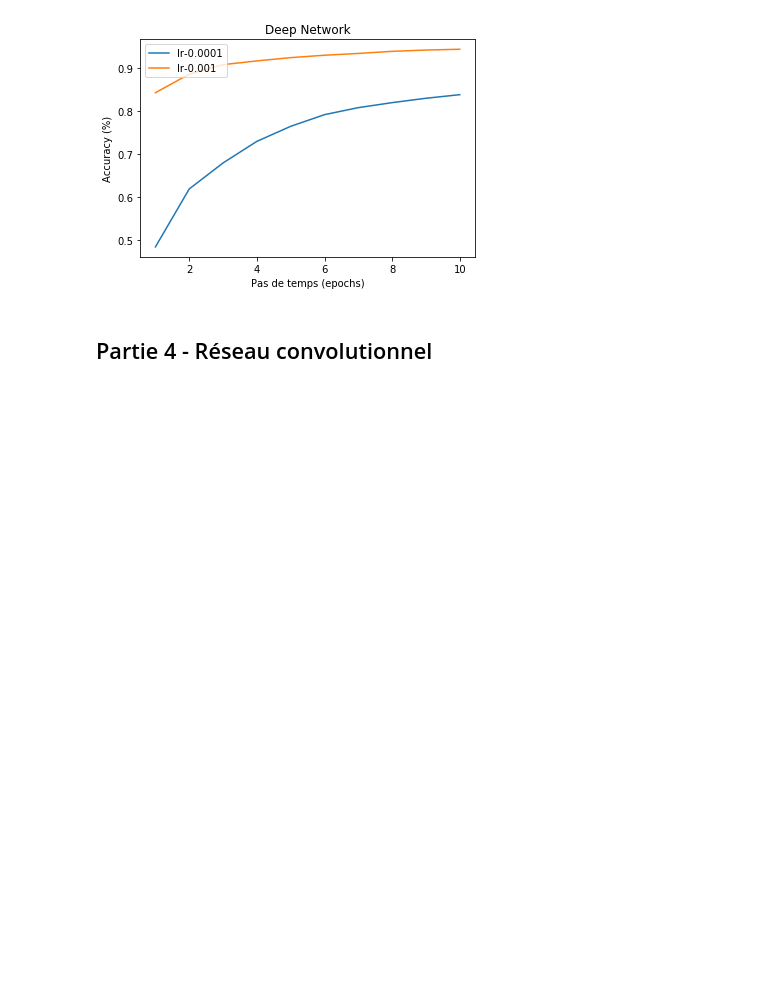
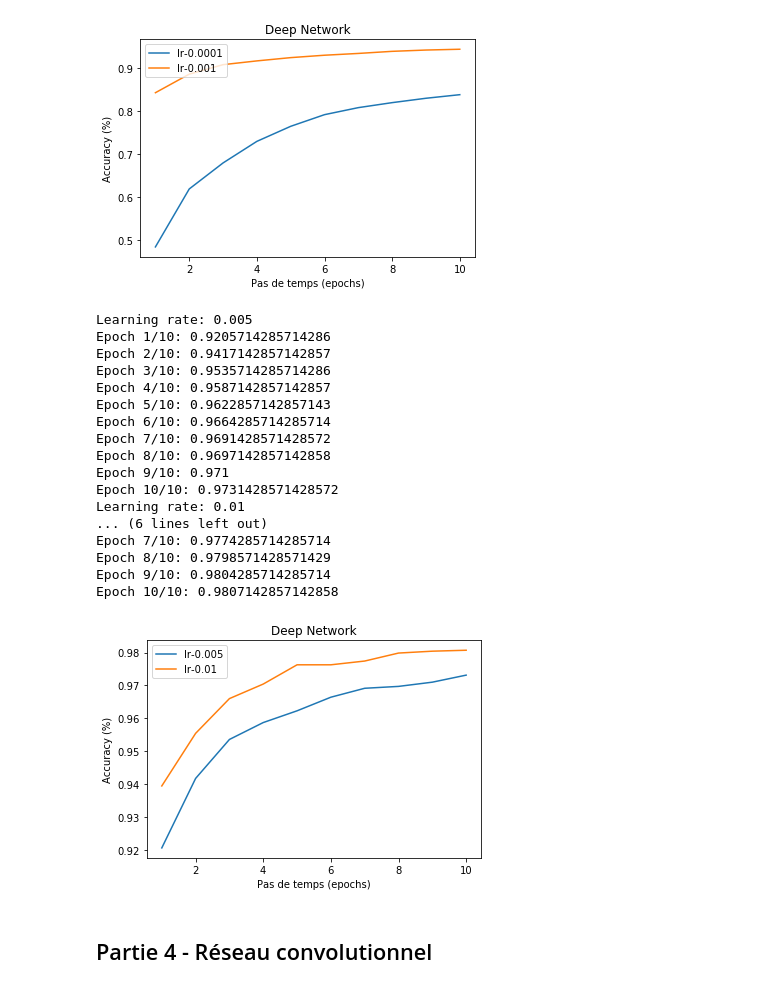
Before and after one commit to pierreelliott/Bio-inspired_Intelligence, a Jupyter notebook: TP1.ipynb, the cells around one changed output. Cells and saved outputs as stored; diff of their text form; code cells hidden in the pictures; blank space fills up the shorter version.

```diff
--- a/TP1.ipynb
+++ b/TP1.ipynb
@@ -495,6 +495,30 @@ Epoch 8/10: 0.9381428571428572
 Epoch 9/10: 0.9411428571428572
 Epoch 10/10: 0.943
 [figure]
+# %%
+learning_rates = (5e-3, 1e-2)
+nb_epochs = 10
+
+DN_grid_search(learning_rates, nb_epochs)
+# %% [output]
+Learning rate: 0.005
+Epoch 1/10: 0.9205714285714286
+Epoch 2/10: 0.9417142857142857
+Epoch 3/10: 0.9535714285714286
+Epoch 4/10: 0.9587142857142857
+Epoch 5/10: 0.9622857142857143
+Epoch 6/10: 0.9664285714285714
+Epoch 7/10: 0.9691428571428572
+Epoch 8/10: 0.9697142857142858
+Epoch 9/10: 0.971
+Epoch 10/10: 0.9731428571428572
+Learning rate: 0.01
+... (6 lines left out)
+Epoch 7/10: 0.9774285714285714
+Epoch 8/10: 0.9798571428571429
+Epoch 9/10: 0.9804285714285714
+Epoch 10/10: 0.9807142857142858
+[figure, added]
 # %% [markdown]
 ## Partie 4 - Réseau convolutionnel
 # %%
```
